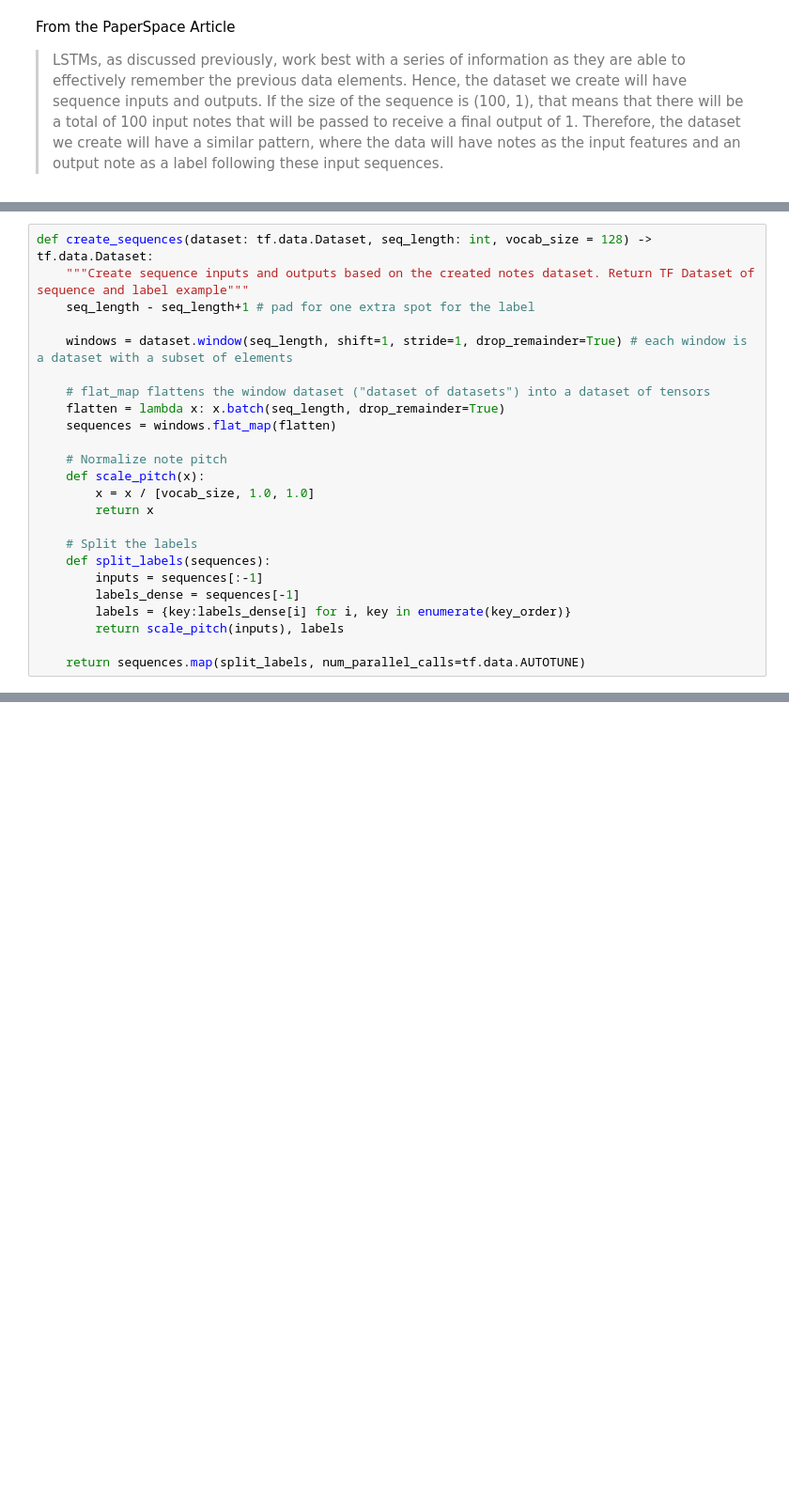
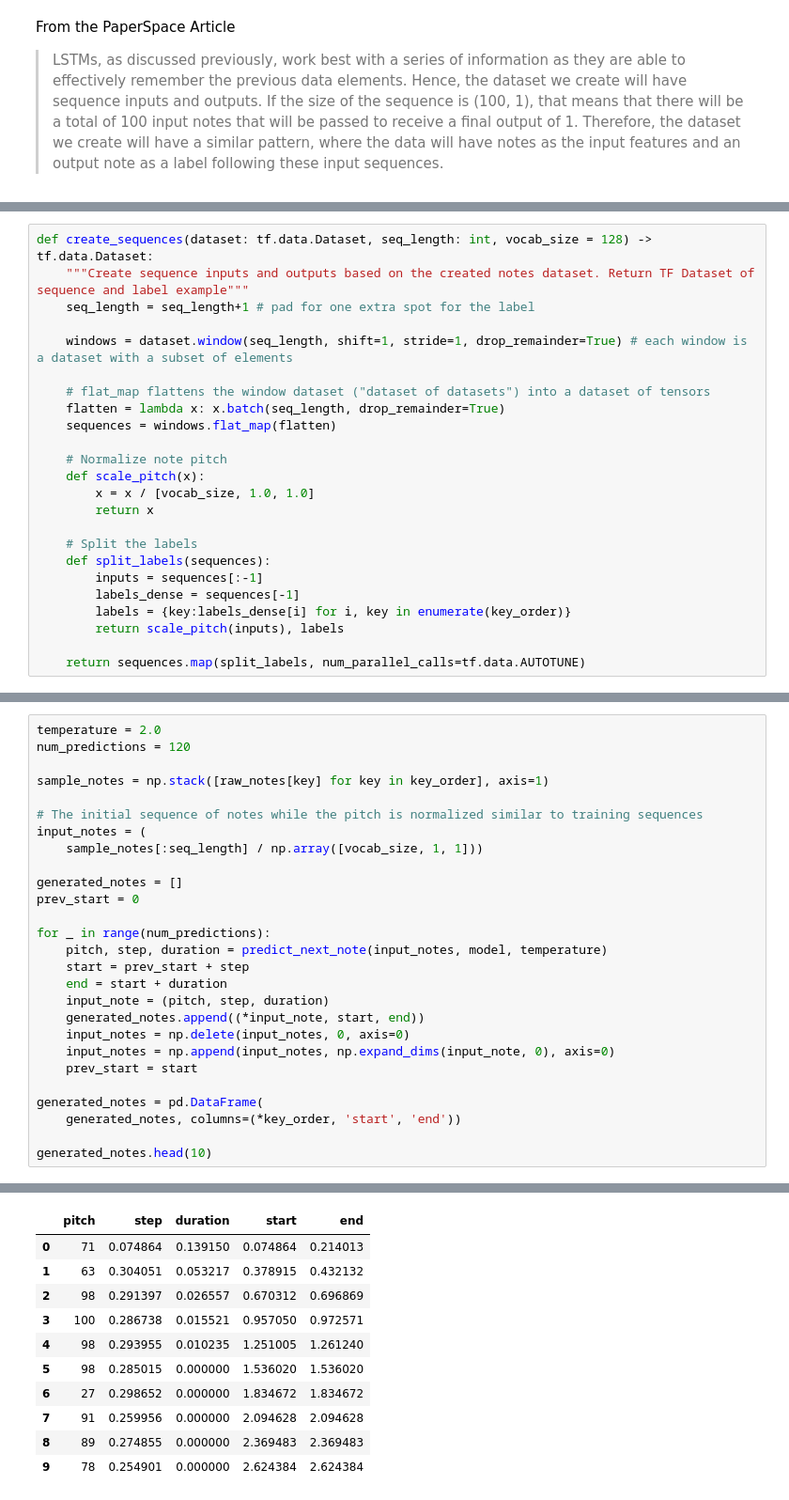
Before and after one commit to Barry0121/AudioVisualizer, a Jupyter notebook: dev/MusicGenearationLSTM/MusicLSTM.ipynb, the cells around one changed output, grey strips where cells are left out. Shown: that part at 94% size. Saved outputs shown, nothing was run; the diff lists cells and outputs as text; blank space fills up the shorter version.

```diff
--- a/dev/MusicGenearationLSTM/MusicLSTM.ipynb
+++ b/dev/MusicGenearationLSTM/MusicLSTM.ipynb
@@ -214,7 +214,7 @@ get_available_gpus()
 # %%
 def create_sequences(dataset: tf.data.Dataset, seq_length: int, vocab_size = 128) -> tf.data.Dataset:
     """Create sequence inputs and outputs based on the created notes dataset. Return TF Dataset of sequence and label example"""
-    seq_length - seq_length+1 # pad for one extra spot for the label
+    seq_length = seq_length+1 # pad for one extra spot for the label
 
     windows = dataset.window(seq_length, shift=1, stride=1, drop_remainder=True) # each window is a dataset with a subset of elements
 
@@ -240,0 +427,28 @@ seq_ds = create_sequences(notes_ds, seq_length, vocab_size)
+# %%
+temperature = 2.0
+num_predictions = 120
+
+sample_notes = np.stack([raw_notes[key] for key in key_order], axis=1)
+
+# The initial sequence of notes while the pitch is normalized similar to training sequences
+input_notes = (
+    sample_notes[:seq_length] / np.array([vocab_size, 1, 1]))
+
+generated_notes = []
+prev_start = 0
+
+for _ in range(num_predictions):
+    pitch, step, duration = predict_next_note(input_notes, model, temperature)
+    start = prev_start + step
+    end = start + duration
+    input_note = (pitch, step, duration)
+    generated_notes.append((*input_note, start, end))
+    input_notes = np.delete(input_notes, 0, axis=0)
+    input_notes = np.append(input_notes, np.expand_dims(input_note, 0), axis=0)
+    prev_start = start
+
+generated_notes = pd.DataFrame(
+    generated_notes, columns=(*key_order, 'start', 'end'))
+
+generated_notes.head(10)
+# %% [output]
@@ -240,0 +474,11 @@ seq_ds = create_sequences(notes_ds, seq_length, vocab_size)
+|  | pitch | step | duration | start | end |
+| 0 | 71 | 0.074864 | 0.139150 | 0.074864 | 0.214013 |
+| 1 | 63 | 0.304051 | 0.053217 | 0.378915 | 0.432132 |
+| 2 | 98 | 0.291397 | 0.026557 | 0.670312 | 0.696869 |
+| 3 | 100 | 0.286738 | 0.015521 | 0.957050 | 0.972571 |
+| 4 | 98 | 0.293955 | 0.010235 | 1.251005 | 1.261240 |
+| 5 | 98 | 0.285015 | 0.000000 | 1.536020 | 1.536020 |
+| 6 | 27 | 0.298652 | 0.000000 | 1.834672 | 1.834672 |
+| 7 | 91 | 0.259956 | 0.000000 | 2.094628 | 2.094628 |
+| 8 | 89 | 0.274855 | 0.000000 | 2.369483 | 2.369483 |
+| 9 | 78 | 0.254901 | 0.000000 | 2.624384 | 2.624384 |
```
Also changed, not shown: parts of 17 cells of this notebook, 3 other files.
